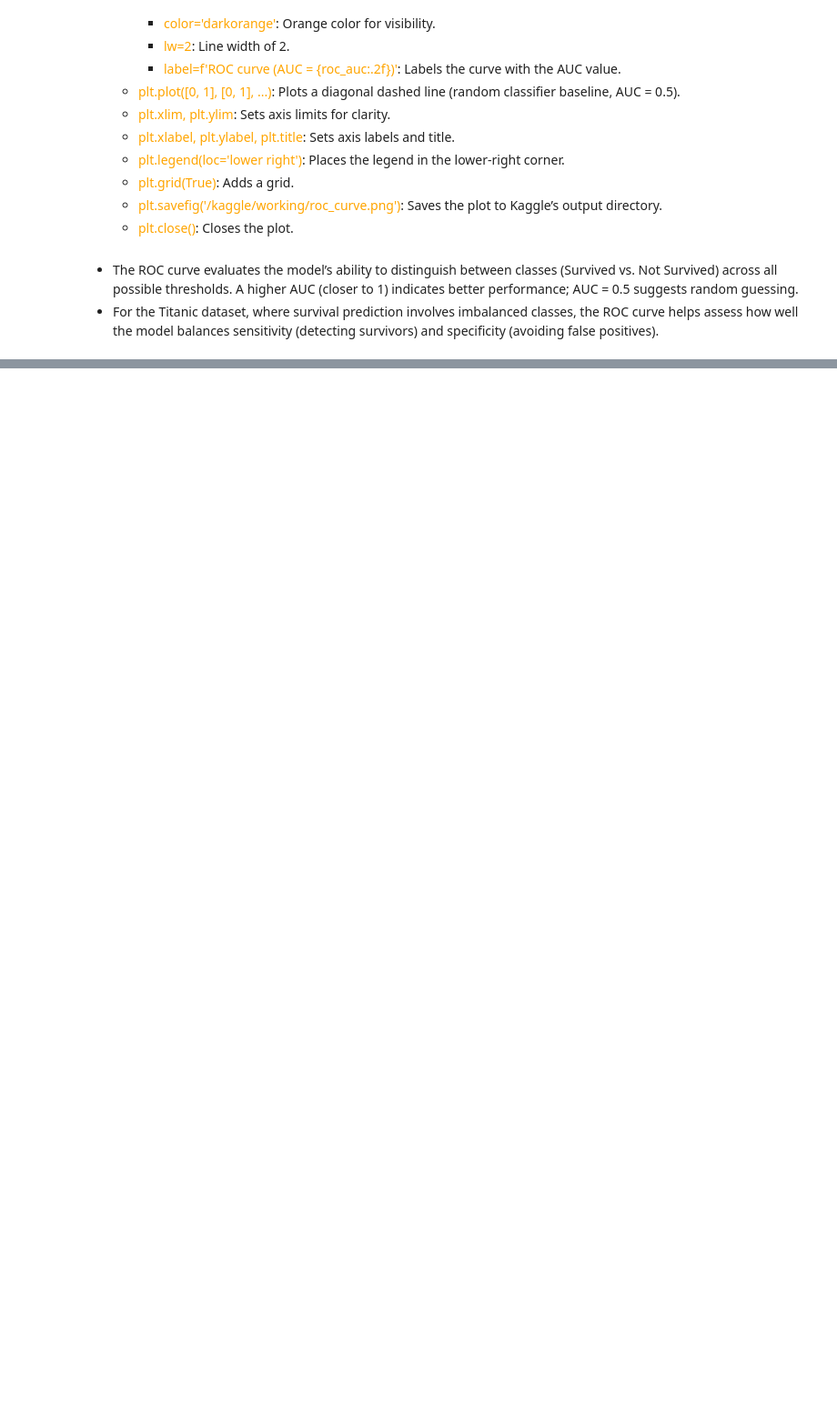
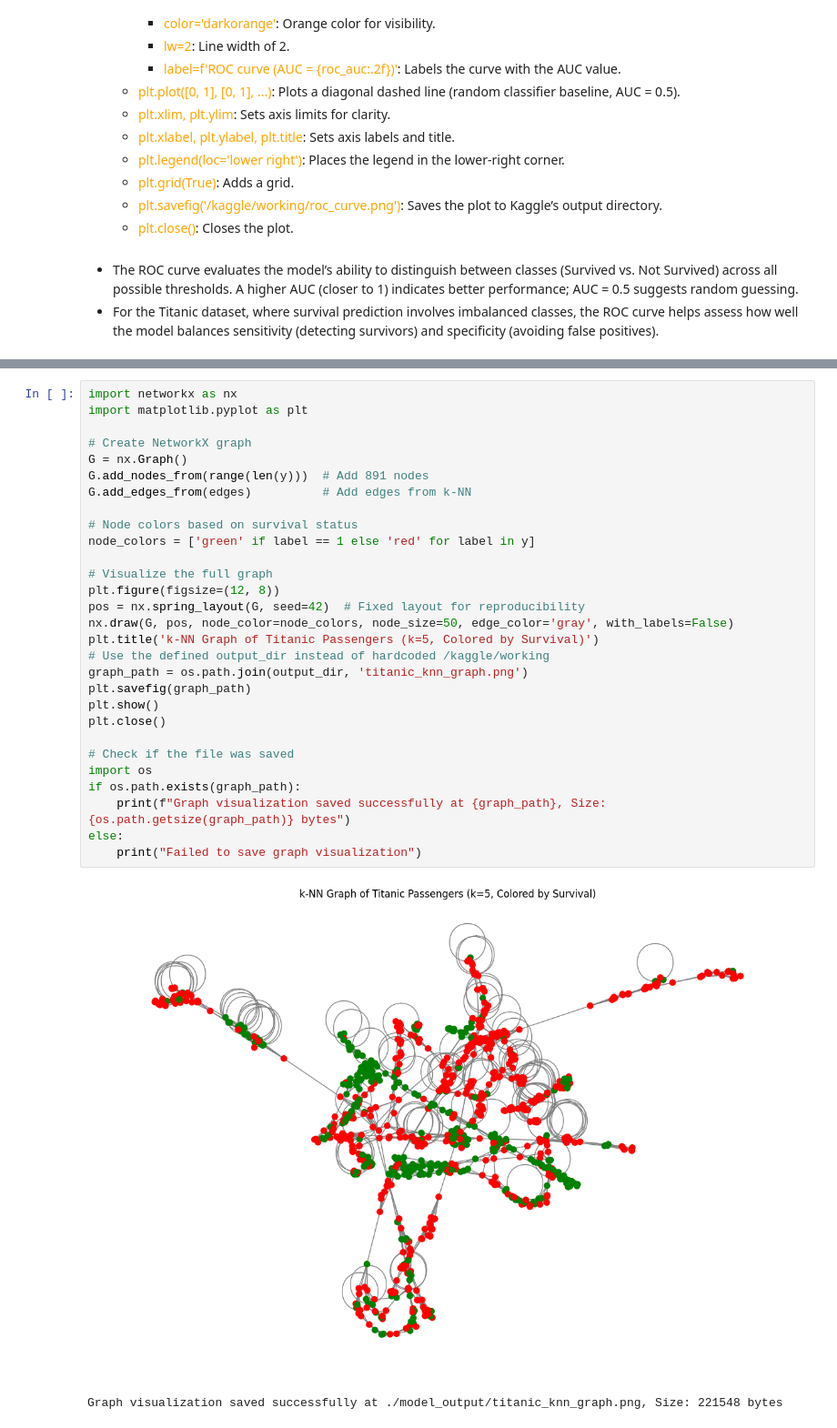
Before and after one commit to Shubhranshu331/Graph-Neural-Networks-for-Survival-Prediction, a Jupyter notebook: Graph_Neural_Networks_for_Survival_Prediction.ipynb, the cells around one changed output, grey strips where cells are left out. Shown: that part at 91% size. Drawn from its saved outputs; the diff is of its cells as text; blank space fills up the shorter version.

```diff
--- a/Graph_Neural_Networks_for_Survival_Prediction.ipynb
+++ b/Graph_Neural_Networks_for_Survival_Prediction.ipynb
@@ -568,0 +613,32 @@ plt.close()
+# %%
+import networkx as nx
+import matplotlib.pyplot as plt
+
+# Create NetworkX graph
+G = nx.Graph()
+G.add_nodes_from(range(len(y)))  # Add 891 nodes
+G.add_edges_from(edges)          # Add edges from k-NN
+
+# Node colors based on survival status
+node_colors = ['green' if label == 1 else 'red' for label in y]
+
+# Visualize the full graph
+plt.figure(figsize=(12, 8))
+pos = nx.spring_layout(G, seed=42)  # Fixed layout for reproducibility
+nx.draw(G, pos, node_color=node_colors, node_size=50, edge_color='gray', with_labels=False)
+plt.title('k-NN Graph of Titanic Passengers (k=5, Colored by Survival)')
+# Use the defined output_dir instead of hardcoded /kaggle/working
+graph_path = os.path.join(output_dir, 'titanic_knn_graph.png')
+plt.savefig(graph_path)
+plt.show()
+plt.close()
+
+# Check if the file was saved
+import os
+if os.path.exists(graph_path):
+    print(f"Graph visualization saved successfully at {graph_path}, Size: {os.path.getsize(graph_path)} bytes")
+else:
+    print("Failed to save graph visualization")
+# %% [output]
+[figure, added]
+Graph visualization saved successfully at ./model_output/titanic_knn_graph.png, Size: 221548 bytes
```
Also changed, not shown: parts of 27 cells of this notebook, 10 other files.
